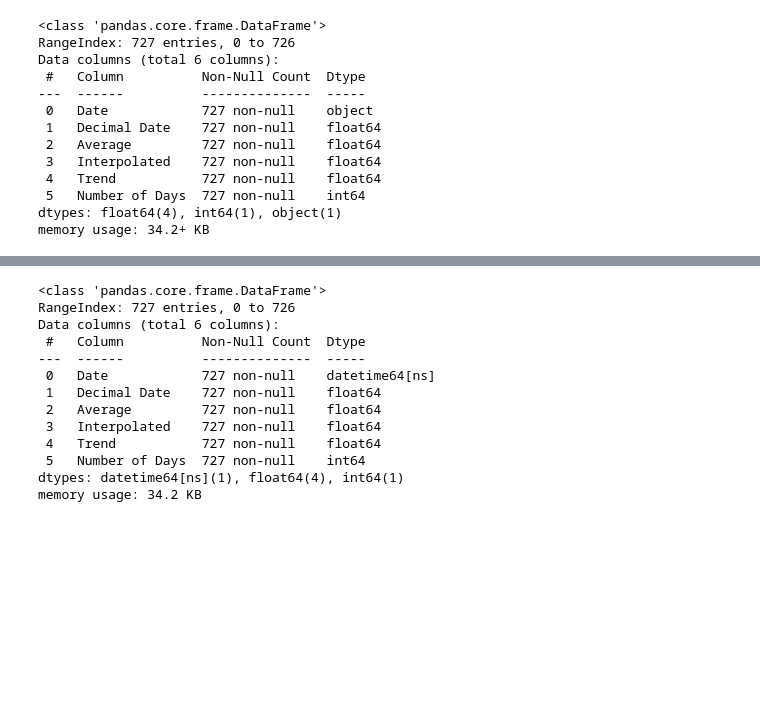
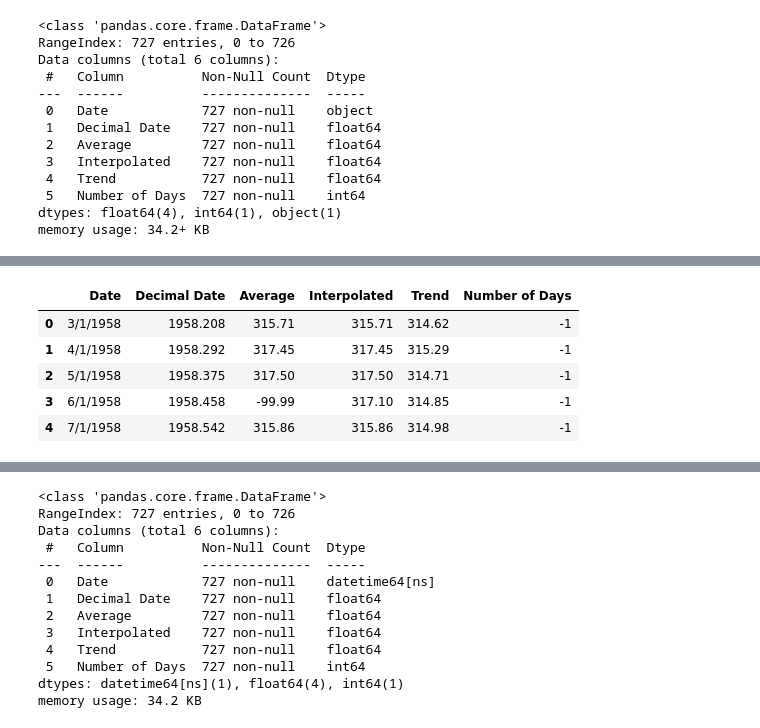
Before and after one commit to schellrw/climate_change, a Jupyter notebook: co2_ppm_atmosphere.ipynb, the cells around one changed output, grey strips where cells are left out. Saved outputs shown, nothing was run; the diff lists cells and outputs as text; code cells hidden in the pictures; blank space fills up the shorter version.

```diff
--- a/co2_ppm_atmosphere.ipynb
+++ b/co2_ppm_atmosphere.ipynb
@@ -74,5 +18,5 @@ pd.options.display.max_columns = None
 # %%
-df = pd.read_csv('./input/co2-mm-mlo_csv.csv')
+df = pd.read_csv('./data/co2-mm-mlo_csv.csv', header=0)
 # %%
 df.info()
 # %% [output]
@@ -91,0 +41,9 @@ memory usage: 34.2+ KB
+# %%
+df.head()
+# %% [output]
+|  | Date | Decimal Date | Average | Interpolated | Trend | Number of Days |
+| 0 | 3/1/1958 | 1958.208 | 315.71 | 315.71 | 314.62 | -1 |
+| 1 | 4/1/1958 | 1958.292 | 317.45 | 317.45 | 315.29 | -1 |
+| 2 | 5/1/1958 | 1958.375 | 317.50 | 317.50 | 314.71 | -1 |
+| 3 | 6/1/1958 | 1958.458 | -99.99 | 317.10 | 314.85 | -1 |
+| 4 | 7/1/1958 | 1958.542 | 315.86 | 315.86 | 314.98 | -1 |
```
Also changed, not shown: parts of 26 cells of this notebook, 1 other file.
